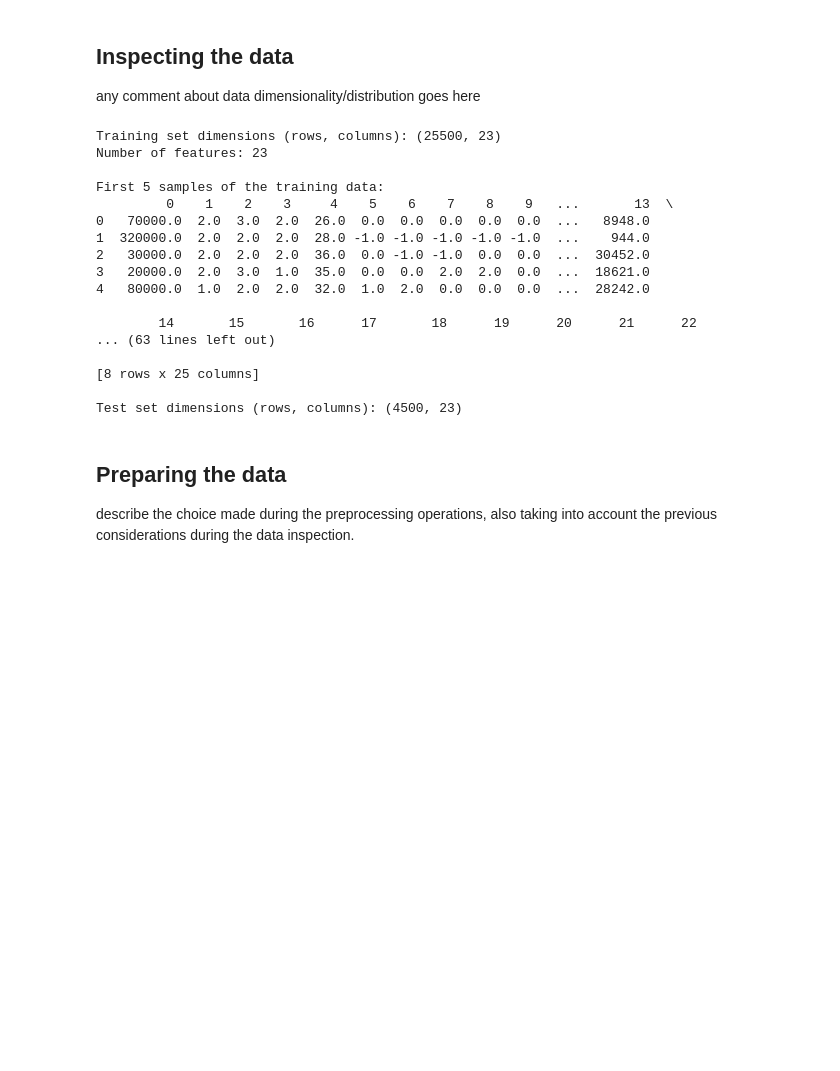
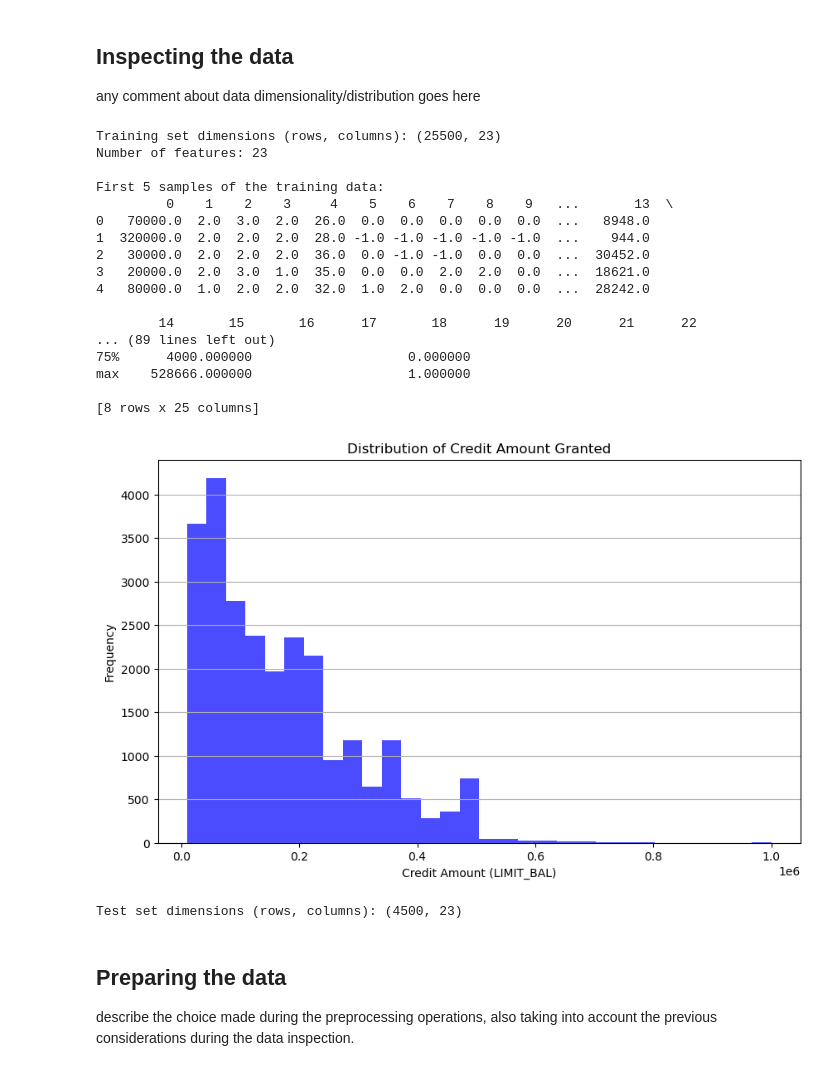
Before and after one commit to andreamoleri/AML-Assignments, a Jupyter notebook: Assignment 1/Assignment_one_template.ipynb, the cells around one changed output. Cells and saved outputs as stored; diff of their text form; code cells hidden in the pictures; blank space fills up the shorter version.

```diff
--- a/Assignment 1/Assignment_one_template.ipynb
+++ b/Assignment 1/Assignment_one_template.ipynb
@@ -116,37 +116,54 @@ print("Number of features:", X_train.shape[1])
 
 # Inspect the first few rows of the training set
 print("\nFirst 5 samples of the training data:")
+df_train = pd.read_csv(url_train)  # Load again for further inspection
 print(pd.DataFrame(X_train).head())
 
+# Inspecting labels
 print("\nTraining set labels distribution:")
 print(pd.Series(labels).value_counts())
 
+# Check for missing values in the training data
+print("\nMissing values in training data:")
+print(df_train.isnull().sum())
+
 # Additional EDA: Summary statistics for training data
-df_train = pd.read_csv(url_train)
 print("\nSummary statistics for training data:")
 print(df_train.describe())
+
+# Visualize the distribution of the amount of credit granted
+credit_amount_column = 'LIMIT_BAL'  # Use the actual column name for credit amount
+plt.figure(figsize=(10, 6))
+plt.hist(df_train[credit_amount_column], bins=30, alpha=0.7, color='blue')
+plt.title('Distribution of Credit Amount Granted')
+plt.xlabel('Credit Amount (LIMIT_BAL)')
+plt.ylabel('Frequency')
+plt.grid(axis='y')
+plt.show()
 
 # Inspecting test data dimensionality
 X_test, ids = load_data(url_test, train=False)
 print("\nTest set dimensions (rows, columns):", X_test.shape)
 # %% [output]
 Training set dimensions (rows, columns): (25500, 23)
 Number of features: 23
 
 First 5 samples of the training data:
          0    1    2    3     4    5    6    7    8    9   ...       13  \
 0   70000.0  2.0  3.0  2.0  26.0  0.0  0.0  0.0  0.0  0.0  ...   8948.0
 1  320000.0  2.0  2.0  2.0  28.0 -1.0 -1.0 -1.0 -1.0 -1.0  ...    944.0
 2   30000.0  2.0  2.0  2.0  36.0  0.0 -1.0 -1.0  0.0  0.0  ...  30452.0
 3   20000.0  2.0  3.0  1.0  35.0  0.0  0.0  2.0  2.0  0.0  ...  18621.0
 4   80000.0  1.0  2.0  2.0  32.0  1.0  2.0  0.0  0.0  0.0  ...  28242.0
 
         14       15       16      17       18      19      20      21      22
-... (63 lines left out)
+... (89 lines left out)
+75%      4000.000000                    0.000000
+max    528666.000000                    1.000000
 
 [8 rows x 25 columns]
-
-Test set dimensions (rows, columns): (4500, 23)
+[figure, added]
+Test set dimensions (rows, columns): (4500, 23)
 # %% [markdown]
 ## Preparing the data
 
```
Also changed, not shown: parts of 4 cells of this notebook, 1 other file.
